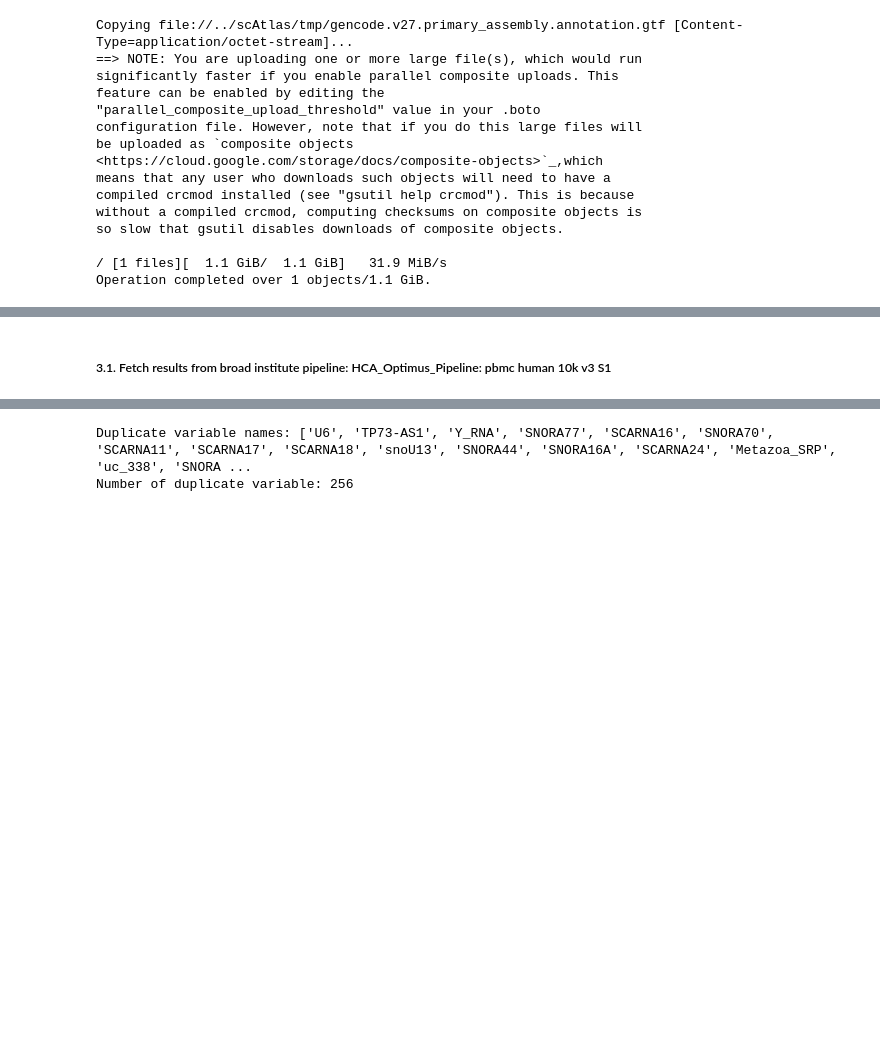
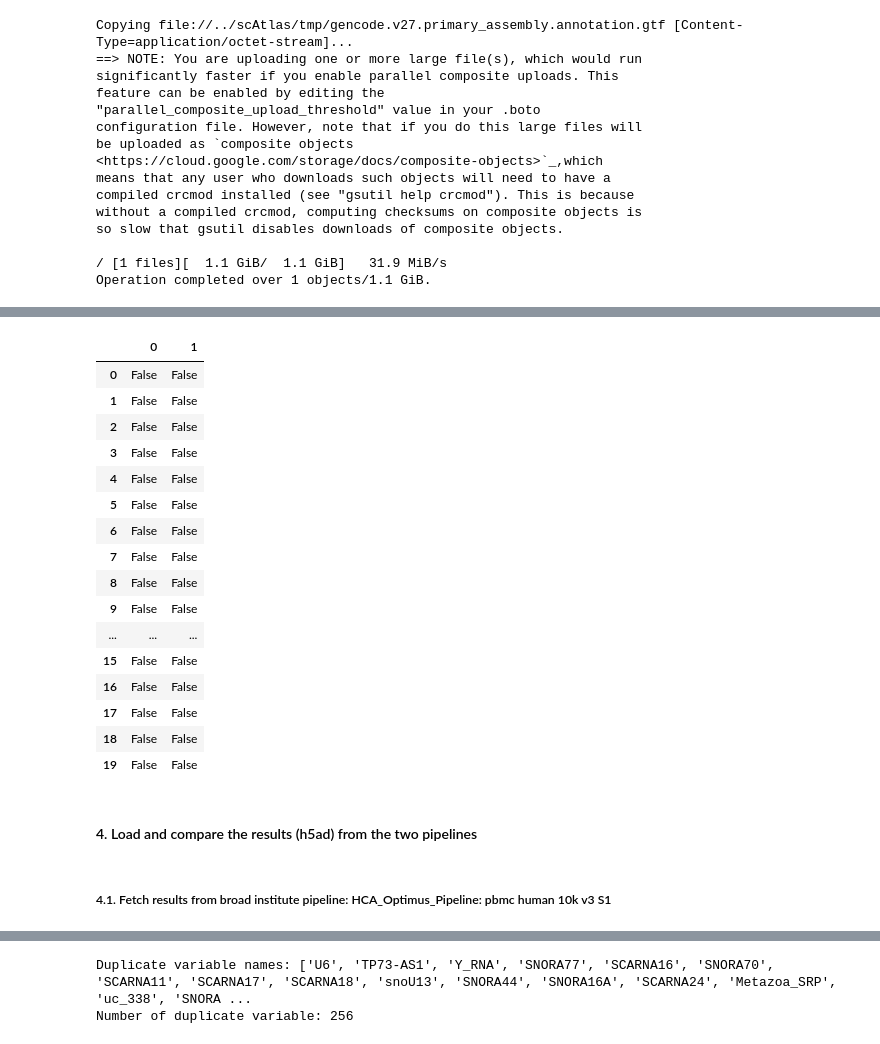
Before and after one commit to WhiteLabGenomics/terraPipelines, a Jupyter notebook: notebook/optimus_wlgVSbroad.ipynb, the cells around one changed output, grey strips where cells are left out. Cells and saved outputs as stored; diff of their text form; code cells hidden in the pictures; blank space fills up the shorter version.

```diff
--- a/notebook/optimus_wlgVSbroad.ipynb
+++ b/notebook/optimus_wlgVSbroad.ipynb
@@ -70,3 +147,27 @@ gs://gs://whitelabgx-references/resources/pbmc_10k_10X_v3//resources/pbmc_10k_10
+# %%
+# Compare the two summary files
+differences = hca_star_summary.ne(wlg_star_summary)
+differences
+# %% [output]
+|  | 0 | 1 |
+| 0 | False | False |
+| 1 | False | False |
+| 2 | False | False |
+| 3 | False | False |
+| 4 | False | False |
+| 5 | False | False |
+| 6 | False | False |
+| 7 | False | False |
+| 8 | False | False |
+| 9 | False | False |
+| ... | ... | ... |
+| 15 | False | False |
+| 16 | False | False |
+| 17 | False | False |
+| 18 | False | False |
+| 19 | False | False |
+# %% [markdown]
+#### 4. Load and compare the results (h5ad) from the two pipelines
 # %% [markdown]
-##### 3.1. Fetch results from broad institute pipeline: HCA_Optimus_Pipeline: pbmc human 10k v3 S1
+##### 4.1. Fetch results from broad institute pipeline: HCA_Optimus_Pipeline: pbmc human 10k v3 S1
 # %%
```
Also changed, not shown: parts of 51 cells of this notebook.
